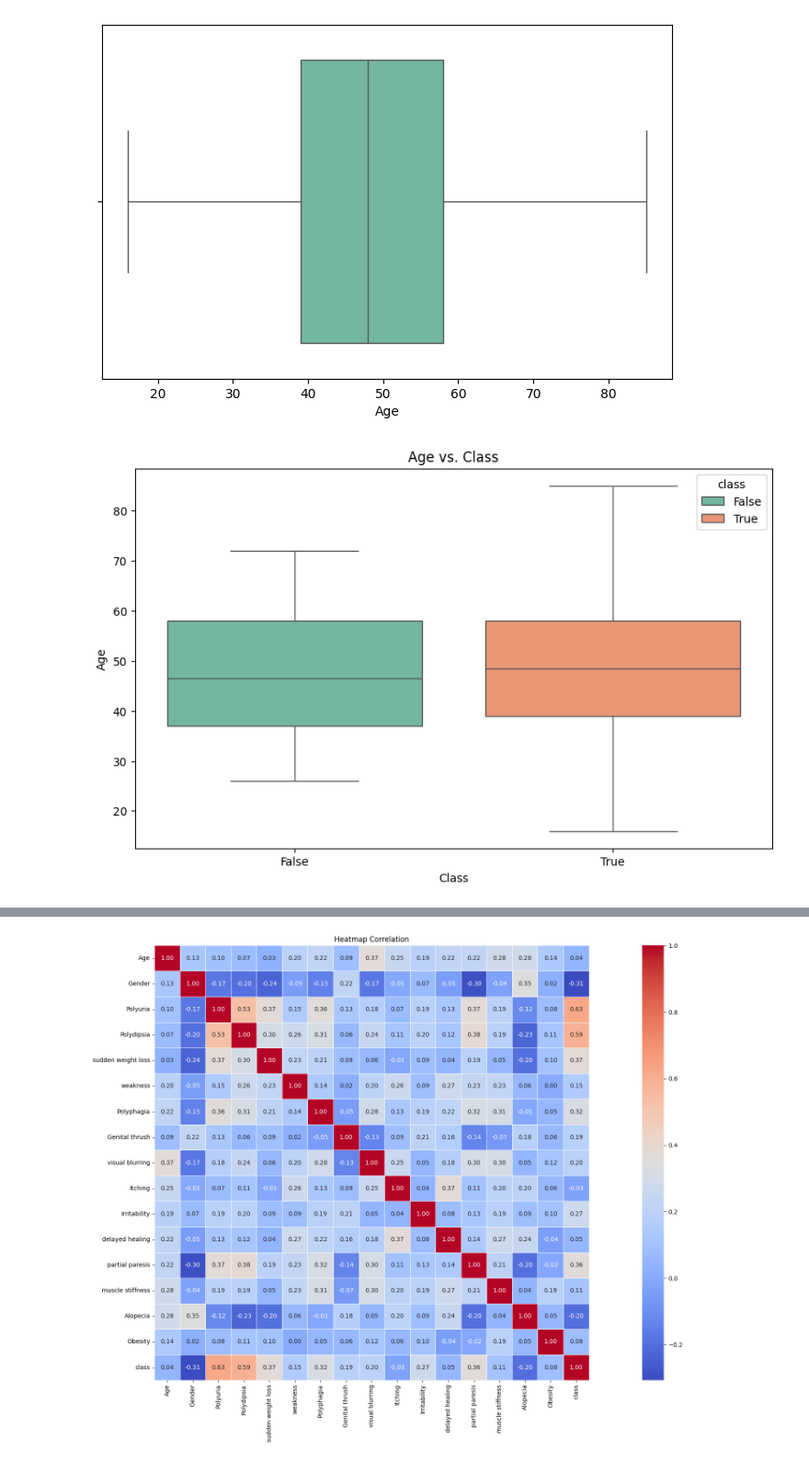
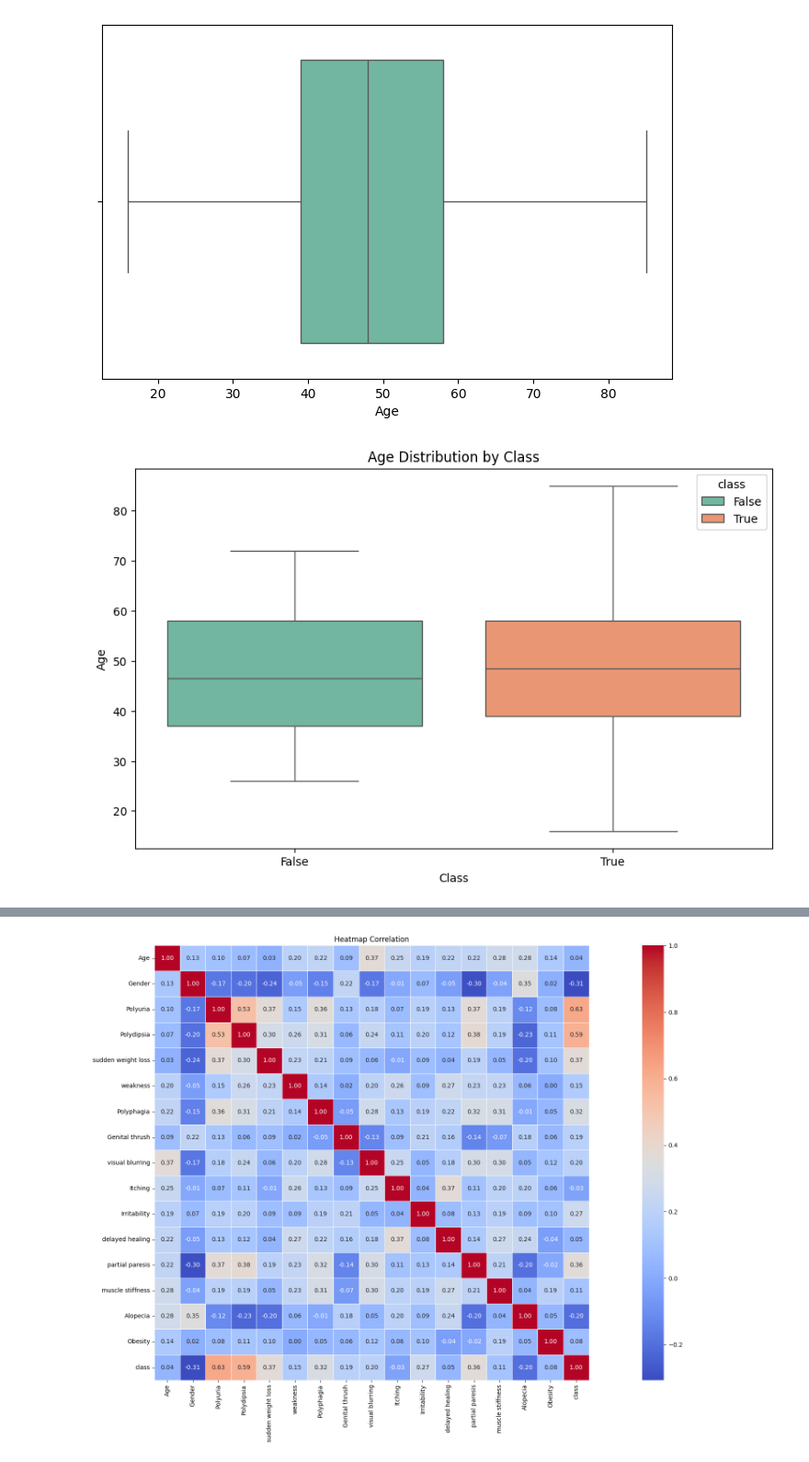
Before and after one commit to Ax3lrod/diabetes-risk-prediction-eda, a Jupyter notebook: eda.ipynb, the cells around one changed output, grey strips where cells are left out. Shown at 92% size. Saved outputs shown, nothing was run; the diff lists cells and outputs as text; code cells hidden in the pictures.

```diff
--- a/eda.ipynb
+++ b/eda.ipynb
@@ -269,15 +269,15 @@ New Shape: (250, 17)
 # %%
 # Boxplot untuk melihat distribusi umur berdasarkan kategori kelas
 # Boxplot membantu dalam mengidentifikasi outlier, median, serta sebaran data di setiap kategori kelas
 
 plt.figure(figsize=(10,6))
 sns.boxplot(data=data, x='class', y='Age', hue='class', palette='Set2')
-plt.title('Age vs. Class')
+plt.title('Age Distribution by Class')
 plt.xlabel('Class')
 plt.ylabel('Age')
 plt.show()
 # %% [output]
-[figure, old version]
+[figure, new version]
 # %%
 # Countplot yang menunjukkan distribusi jumlah individu berdasarkan gender dan kelasnya
 
```
Also changed, not shown: parts of 2 cells of this notebook.
